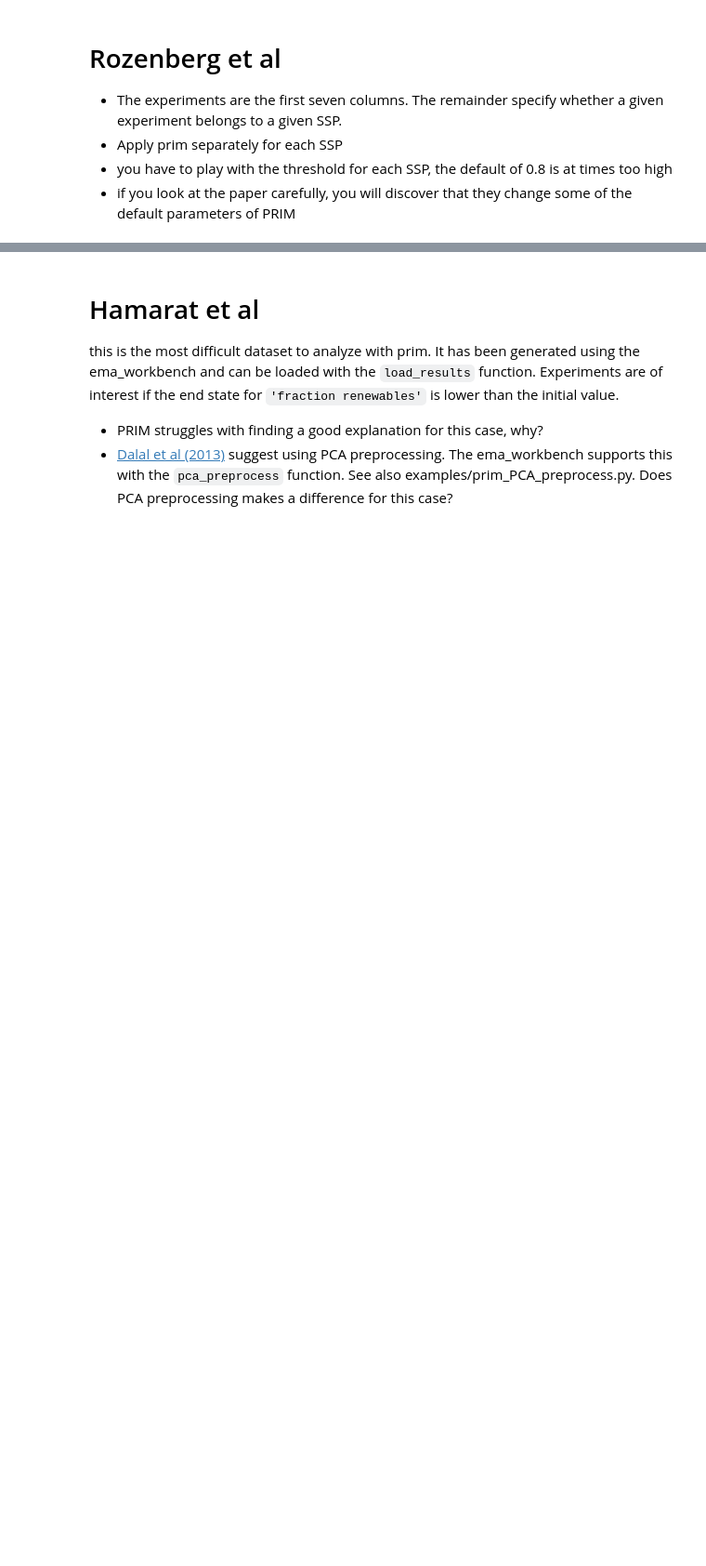
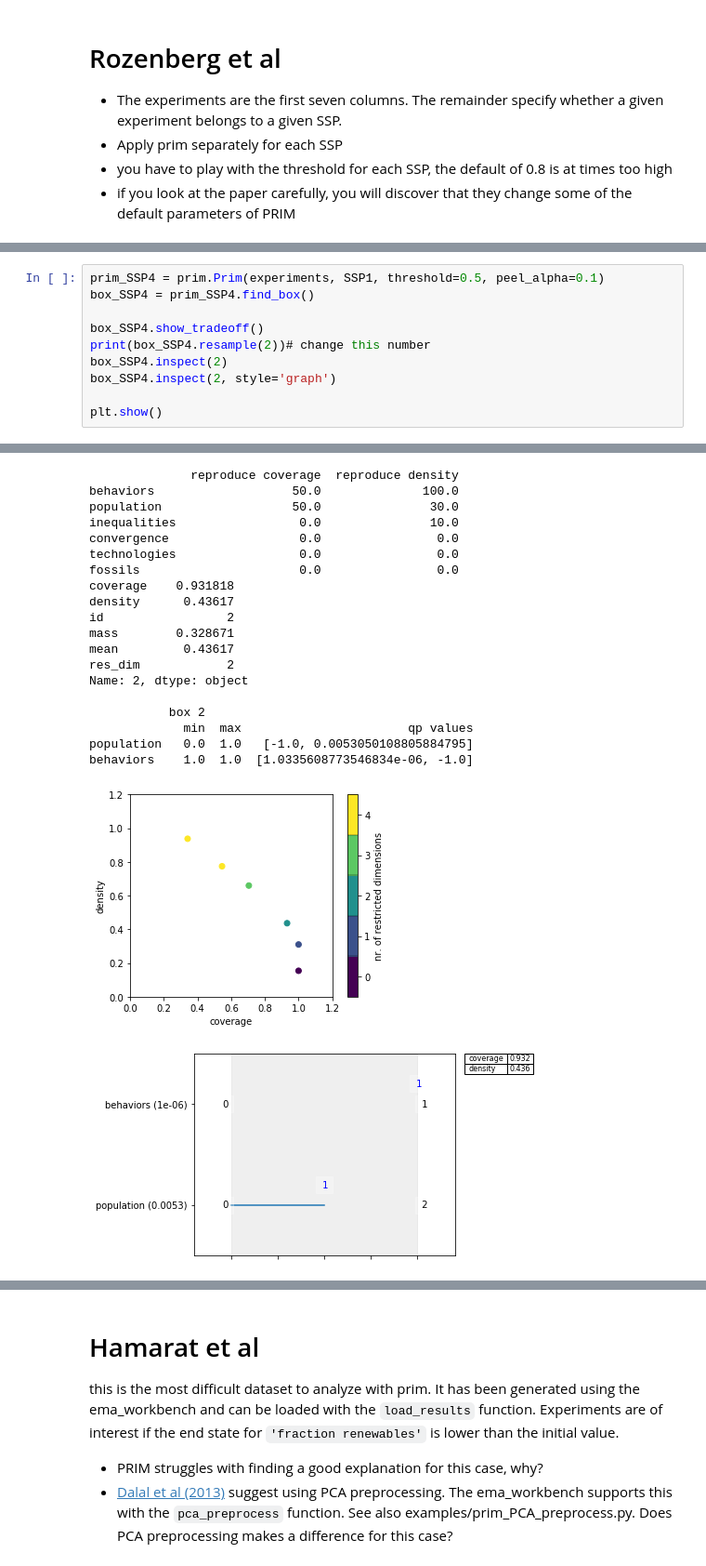
Before and after one commit to herzogrh/EPA1361, a Jupyter notebook: Week 3-4 - vulnerability analysis/assignment 4 - scenario discovery.ipynb, the cells around one changed output, grey strips where cells are left out. Shown at 93% size. Drawn from its saved outputs; the diff is of its cells as text; blank space fills up the shorter version.

```diff
--- a/Week 3-4 - vulnerability analysis/assignment 4 - scenario discovery.ipynb
+++ b/Week 3-4 - vulnerability analysis/assignment 4 - scenario discovery.ipynb
@@ -128,0 +261,11 @@ data_2.head()
+# %%
+prim_SSP4 = prim.Prim(experiments, SSP1, threshold=0.5, peel_alpha=0.1)
+box_SSP4 = prim_SSP4.find_box()
+
+box_SSP4.show_tradeoff()
+print(box_SSP4.resample(2))# change this number
+box_SSP4.inspect(2)
+box_SSP4.inspect(2, style='graph')
+
+plt.show()
+# %% [output]
@@ -128,0 +284,21 @@ data_2.head()
+              reproduce coverage  reproduce density
+behaviors                   50.0              100.0
+population                  50.0               30.0
+inequalities                 0.0               10.0
+convergence                  0.0                0.0
+technologies                 0.0                0.0
+fossils                      0.0                0.0
+coverage    0.931818
+density      0.43617
+id                 2
+mass        0.328671
+mean         0.43617
+res_dim            2
+Name: 2, dtype: object
+
+           box 2
+             min  max                       qp values
+population   0.0  1.0   [-1.0, 0.0053050108805884795]
+behaviors    1.0  1.0  [1.0335608773546834e-06, -1.0]
+[figure, added]
+[figure, added]
```
Also changed, not shown: parts of 10 cells of this notebook.
